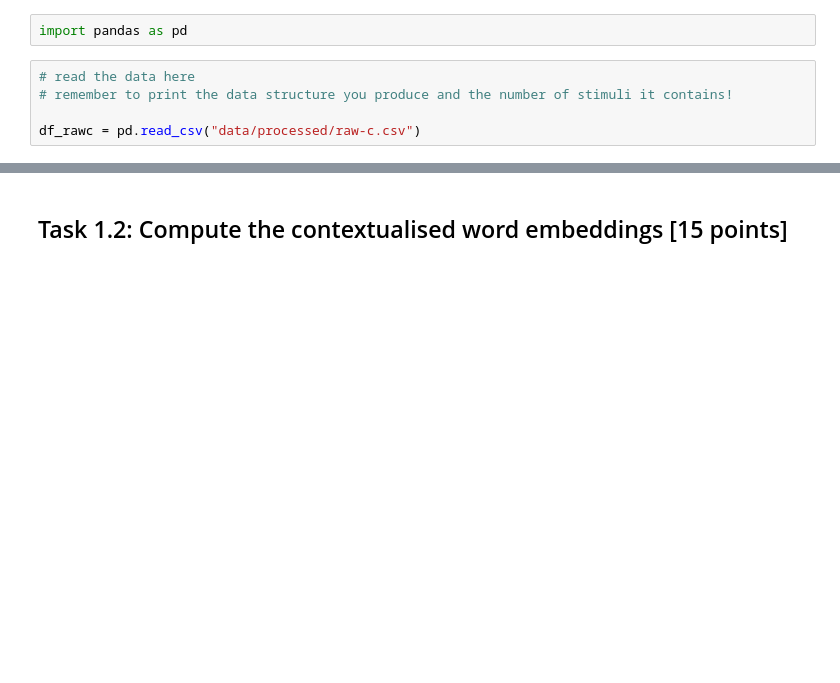
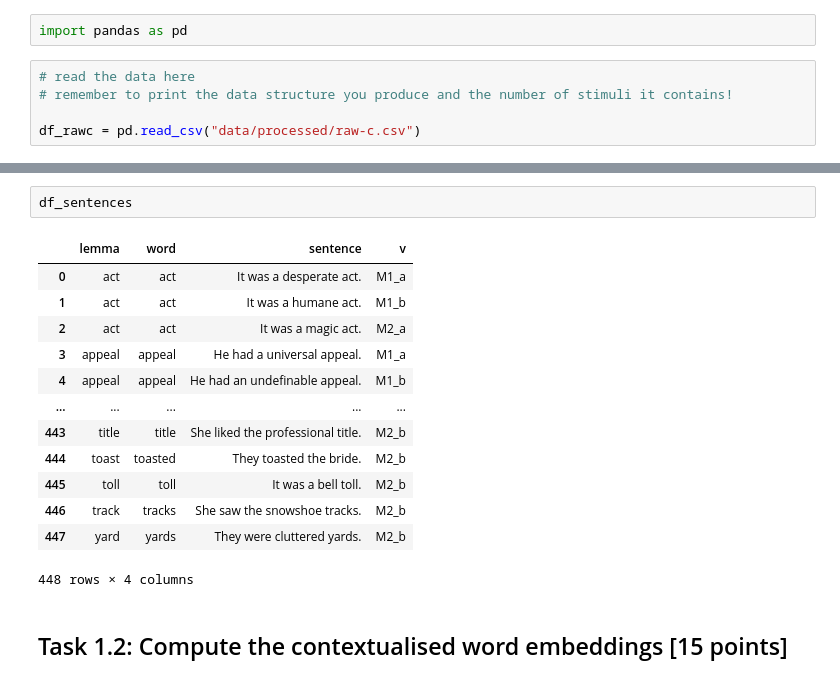
Before and after one commit to kazgar/comp_ling_assignment, a Jupyter notebook: compling26_assignment.ipynb, the cells around one changed output, grey strips where cells are left out. Saved outputs shown, nothing was run; the diff lists cells and outputs as text; blank space fills up the shorter version.

```diff
--- a/compling26_assignment.ipynb
+++ b/compling26_assignment.ipynb
@@ -92,3 +99,19 @@ df.rename(columns = {'word': 'lemma', 'string': 'word'})
+# %%
+df_sentences
+# %% [output]
+|  | lemma | word | sentence | v |
+| 0 | act | act | It was a desperate act. | M1_a |
+| 1 | act | act | It was a humane act. | M1_b |
+| 2 | act | act | It was a magic act. | M2_a |
+| 3 | appeal | appeal | He had a universal appeal. | M1_a |
+| 4 | appeal | appeal | He had an undefinable appeal. | M1_b |
+| ... | ... | ... | ... | ... |
+| 443 | title | title | She liked the professional title. | M2_b |
+| 444 | toast | toasted | They toasted the bride. | M2_b |
+| 445 | toll | toll | It was a bell toll. | M2_b |
+| 446 | track | tracks | She saw the snowshoe tracks. | M2_b |
+| 447 | yard | yards | They were cluttered yards. | M2_b |
+448 rows × 4 columns
 # %% [markdown]
 ## Task 1.2: Compute the contextualised word embeddings [15 points]
 # %% [markdown]
```
Also changed, not shown: parts of 14 cells of this notebook.
